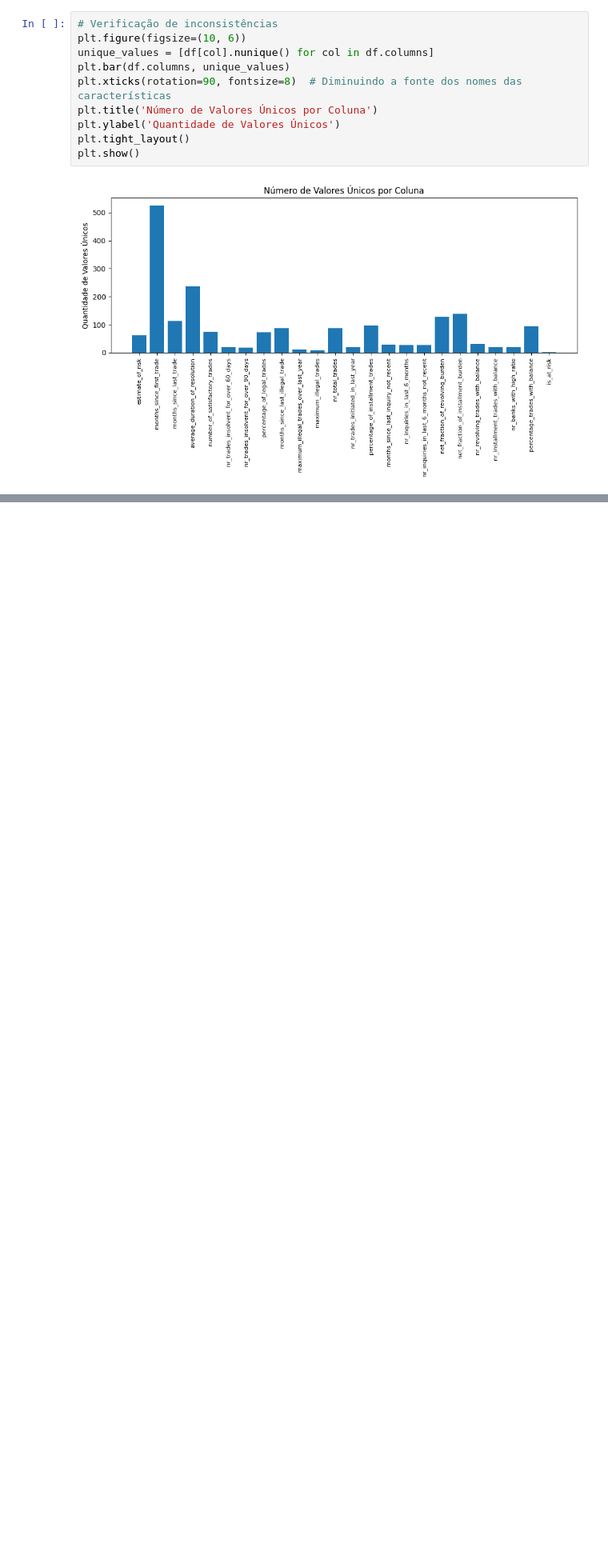
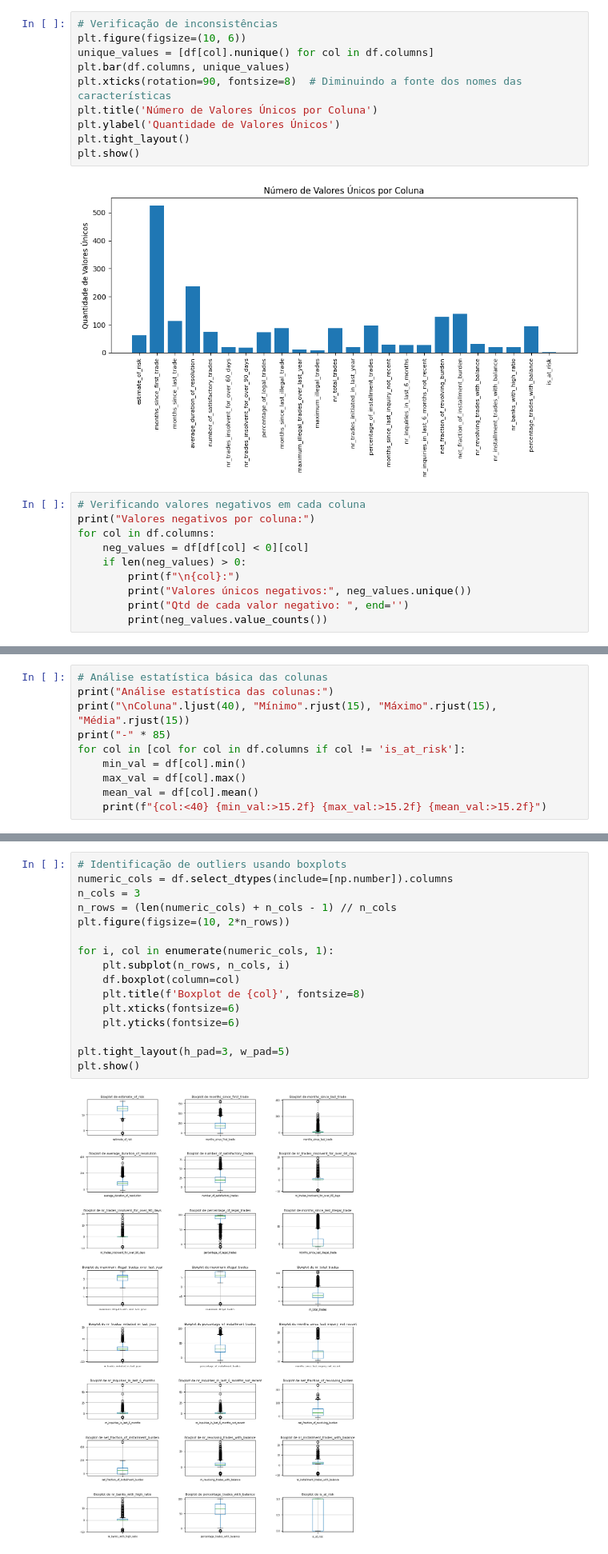
Before and after one commit to arbcaio/mlproject, a Jupyter notebook: script.ipynb, the cells around one changed output, grey strips where cells are left out. Shown at 80% size. Cells and saved outputs as stored; diff of their text form; blank space fills up the shorter version.

```diff
--- a/script.ipynb
+++ b/script.ipynb
@@ -83,3 +80,13 @@ plt.tight_layout()
 plt.show()
 # %% [output]
 [figure]
+# %%
+# Verificando valores negativos em cada coluna
+print("Valores negativos por coluna:")
+for col in df.columns:
+    neg_values = df[df[col] < 0][col]
+    if len(neg_values) > 0:
+        print(f"\n{col}:")
+        print("Valores únicos negativos:", neg_values.unique())
+        print("Qtd de cada valor negativo: ", end='')
+        print(neg_values.value_counts())
@@ -85,0 +111,10 @@ plt.show()
+# %%
+# Análise estatística básica das colunas
+print("Análise estatística das colunas:")
+print("\nColuna".ljust(40), "Mínimo".rjust(15), "Máximo".rjust(15), "Média".rjust(15))
+print("-" * 85)
+for col in [col for col in df.columns if col != 'is_at_risk']:
+    min_val = df[col].min()
+    max_val = df[col].max()
+    mean_val = df[col].mean()
+    print(f"{col:<40} {min_val:>15.2f} {max_val:>15.2f} {mean_val:>15.2f}")
@@ -85,0 +244,18 @@ plt.show()
+# %%
+# Identificação de outliers usando boxplots
+numeric_cols = df.select_dtypes(include=[np.number]).columns
+n_cols = 3
+n_rows = (len(numeric_cols) + n_cols - 1) // n_cols
+plt.figure(figsize=(10, 2*n_rows))
+
+for i, col in enumerate(numeric_cols, 1):
+    plt.subplot(n_rows, n_cols, i)
+    df.boxplot(column=col)
+    plt.title(f'Boxplot de {col}', fontsize=8)
+    plt.xticks(fontsize=6)
+    plt.yticks(fontsize=6)
+
+plt.tight_layout(h_pad=3, w_pad=5)
+plt.show()
+# %% [output]
+[figure, added]
```
Also changed, not shown: parts of 13 cells of this notebook.
